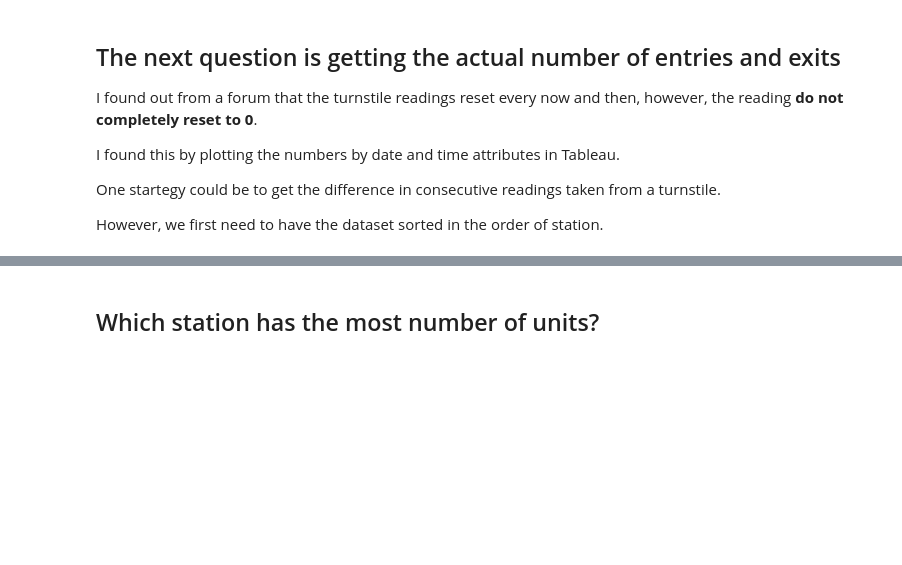
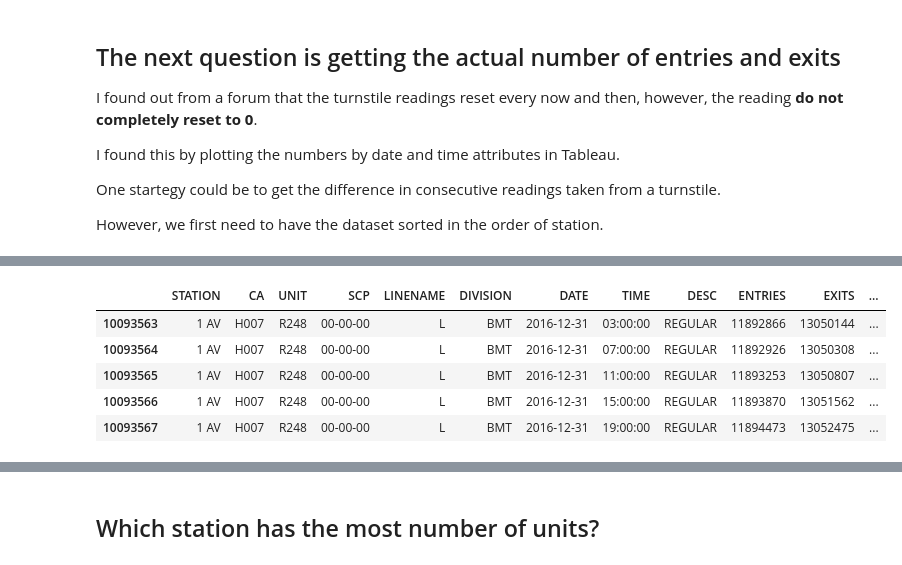
Before and after one commit to akshayjam/datascience, a Jupyter notebook: Data analysis of MTA turnstile dataset.ipynb, the cells around one changed output, grey strips where cells are left out. Cells and saved outputs as stored; diff of their text form; code cells hidden in the pictures; blank space fills up the shorter version.

```diff
--- a/Data analysis of MTA turnstile dataset.ipynb
+++ b/Data analysis of MTA turnstile dataset.ipynb
@@ -458,0 +417,2 @@ However, we first need to have the dataset sorted in the order of station.
+# %%
+mta = mta[["STATION","CA","UNIT","SCP", "LINENAME","DIVISION","DATE","TIME","DESC","ENTRIES","EXITS"]]
@@ -458,0 +430,2 @@ However, we first need to have the dataset sorted in the order of station.
+# %%
+mta = mta.sort_values(["STATION", "CA", "UNIT", "SCP", "DATE", "TIME"])
@@ -458,0 +441,13 @@ However, we first need to have the dataset sorted in the order of station.
+# %%
+mta["realEntries"] = mta["EXITS"].diff()
+# %%
+#oops we need to change the name from realEntries to actualExits
+mta.rename(columns={"realEntries":"actualExits"}, inplace=True)
+mta.head()
+# %% [output]
+|  | STATION | CA | UNIT | SCP | LINENAME | DIVISION | DATE | TIME | DESC | ENTRIES | EXITS | ... |
+| 10093563 | 1 AV | H007 | R248 | 00-00-00 | L | BMT | 2016-12-31 | 03:00:00 | REGULAR | 11892866 | 13050144 | ... |
+| 10093564 | 1 AV | H007 | R248 | 00-00-00 | L | BMT | 2016-12-31 | 07:00:00 | REGULAR | 11892926 | 13050308 | ... |
+| 10093565 | 1 AV | H007 | R248 | 00-00-00 | L | BMT | 2016-12-31 | 11:00:00 | REGULAR | 11893253 | 13050807 | ... |
+| 10093566 | 1 AV | H007 | R248 | 00-00-00 | L | BMT | 2016-12-31 | 15:00:00 | REGULAR | 11893870 | 13051562 | ... |
+| 10093567 | 1 AV | H007 | R248 | 00-00-00 | L | BMT | 2016-12-31 | 19:00:00 | REGULAR | 11894473 | 13052475 | ... |
```
Also changed, not shown: parts of 78 cells of this notebook.
